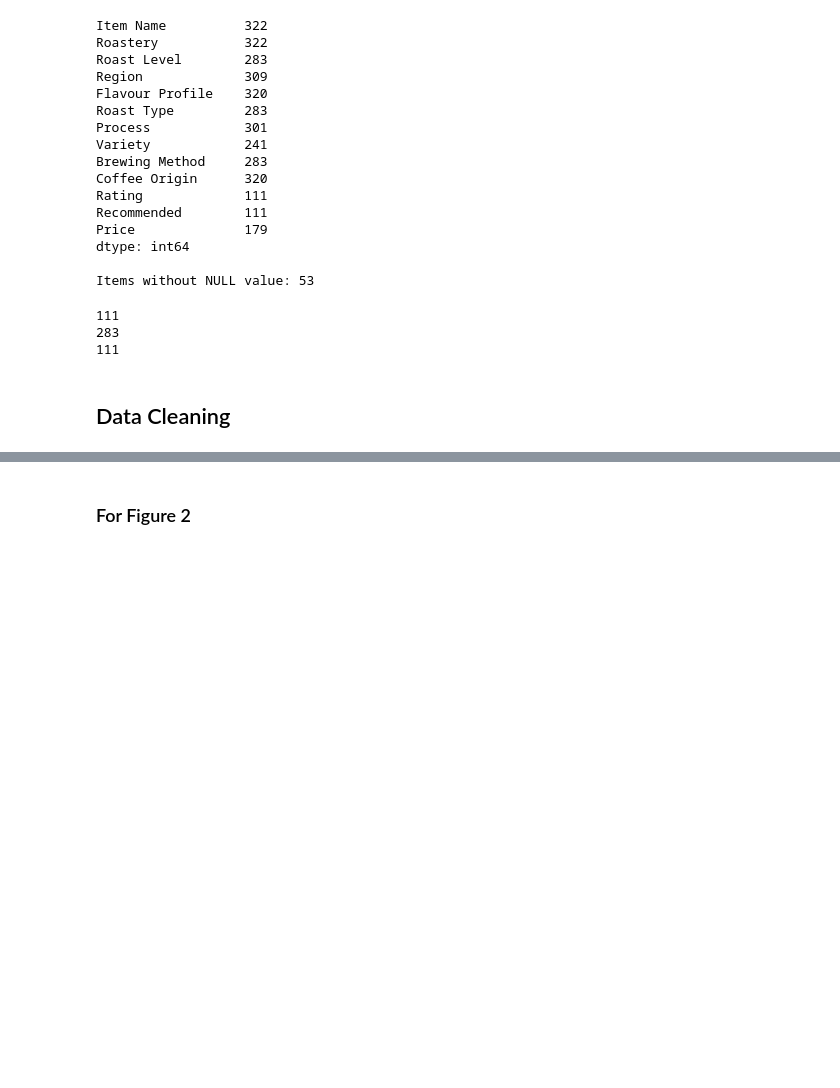
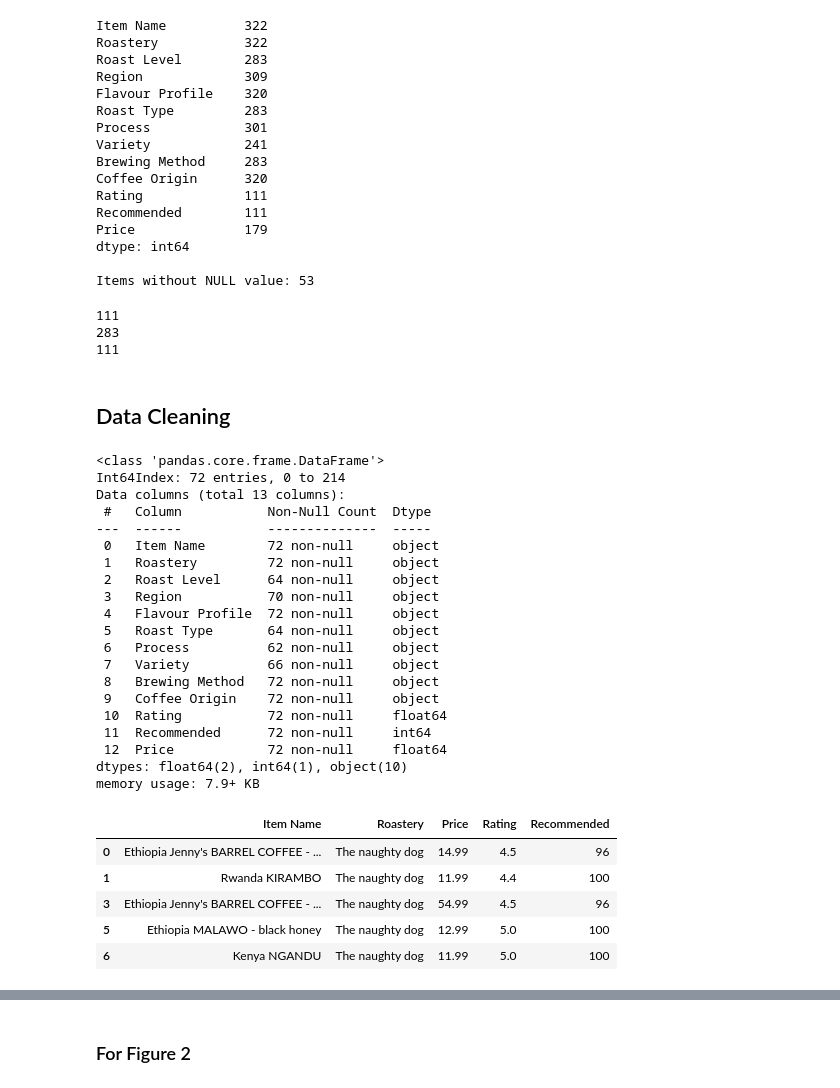
Before and after one commit to com-480-data-visualization/project-2023-kingdom_of_kaffa, a Jupyter notebook: dataset_analysis/kofio_da.ipynb, the cells around one changed output, grey strips where cells are left out. Drawn from its saved outputs; the diff is of its cells as text; code cells hidden in the pictures; blank space fills up the shorter version.

```diff
--- a/dataset_analysis/kofio_da.ipynb
+++ b/dataset_analysis/kofio_da.ipynb
@@ -64,3 +51,36 @@ print(df[selected_columns[0] + selected_columns[1]].count()[0])
 df['Price'] = df['Price'].str.replace(',', '.').astype(float)
 df['Recommended'] = df['Recommended'].str.replace('%', '').astype(int)
 df['Roast Type'] = df['Roast Type'].replace('Omni (recommended for both Filter & Espresso Coffee)', 'Omni')
+# %%
+# Data with prices, ratings and recommended
+df_fig2 = df
+df_fig2.dropna(subset=['Price','Rating','Recommended'], inplace=True)
+df_fig2.info()
+df_fig2.loc[:,['Item Name', 'Roastery', 'Price', 'Rating', 'Recommended']].head(5)
+# %% [output]
+<class 'pandas.core.frame.DataFrame'>
+Int64Index: 72 entries, 0 to 214
+Data columns (total 13 columns):
+ #   Column           Non-Null Count  Dtype
+---  ------           --------------  -----
+ 0   Item Name        72 non-null     object
+ 1   Roastery         72 non-null     object
+ 2   Roast Level      64 non-null     object
+ 3   Region           70 non-null     object
+ 4   Flavour Profile  72 non-null     object
+ 5   Roast Type       64 non-null     object
+ 6   Process          62 non-null     object
+ 7   Variety          66 non-null     object
+ 8   Brewing Method   72 non-null     object
+ 9   Coffee Origin    72 non-null     object
+ 10  Rating           72 non-null     float64
+ 11  Recommended      72 non-null     int64
+ 12  Price            72 non-null     float64
+dtypes: float64(2), int64(1), object(10)
+memory usage: 7.9+ KB
+|  | Item Name | Roastery | Price | Rating | Recommended |
+| 0 | Ethiopia Jenny's BARREL COFFEE - ... | The naughty dog | 14.99 | 4.5 | 96 |
+| 1 | Rwanda KIRAMBO | The naughty dog | 11.99 | 4.4 | 100 |
+| 3 | Ethiopia Jenny's BARREL COFFEE - ... | The naughty dog | 54.99 | 4.5 | 96 |
+| 5 | Ethiopia MALAWO - black honey | The naughty dog | 12.99 | 5.0 | 100 |
+| 6 | Kenya NGANDU | The naughty dog | 11.99 | 5.0 | 100 |
```
Also changed, not shown: parts of 11 cells of this notebook.
